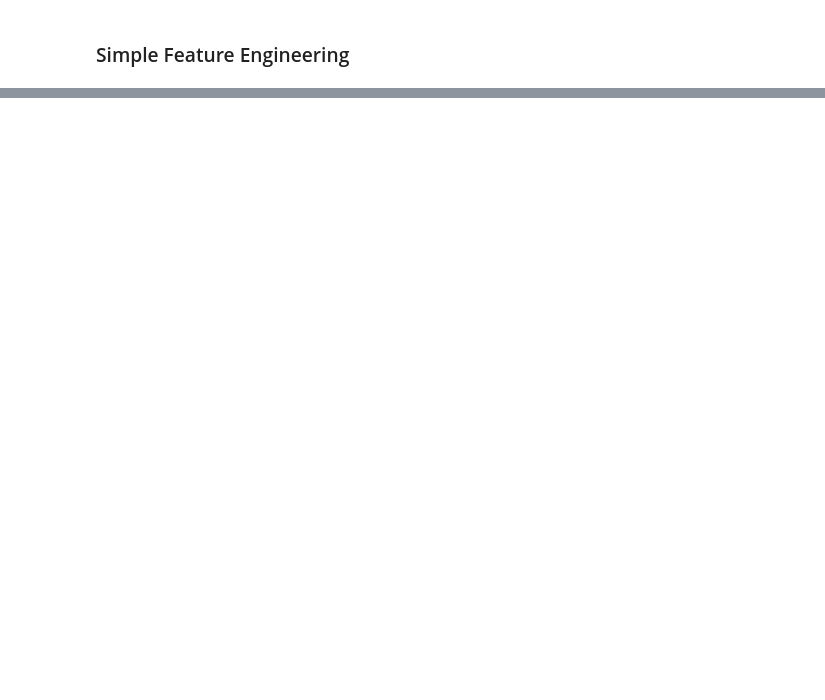
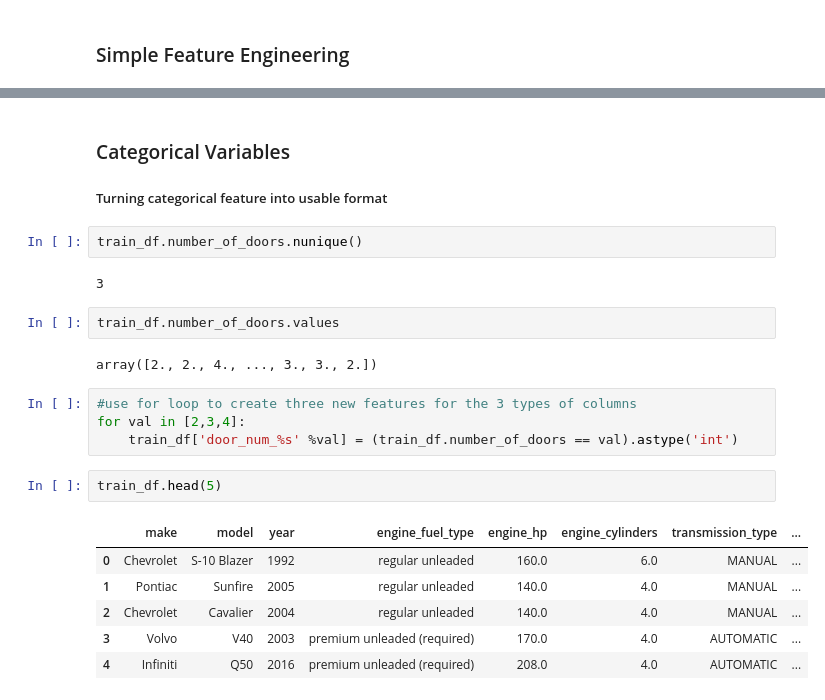
Before and after one commit to sam47-asfaw/ml_zoomcamp, a Jupyter notebook: 02-regression/car_price_lecture.ipynb, the cells around one changed output, grey strips where cells are left out. Drawn from its saved outputs; the diff is of its cells as text; blank space fills up the shorter version.

```diff
--- a/02-regression/car_price_lecture.ipynb
+++ b/02-regression/car_price_lecture.ipynb
@@ -576,0 +629,24 @@ rmse(y_val_df, y_pred)
+# %% [markdown]
+### Categorical Variables
+##### Turning categorical feature into usable format
+# %%
+train_df.number_of_doors.nunique()
+# %% [output]
+3
+# %%
+train_df.number_of_doors.values
+# %% [output]
+array([2., 2., 4., ..., 3., 3., 2.])
+# %%
+#use for loop to create three new features for the 3 types of columns
+for val in [2,3,4]:
+    train_df['door_num_%s' %val] = (train_df.number_of_doors == val).astype('int')
+# %%
+train_df.head(5)
+# %% [output]
+|  | make | model | year | engine_fuel_type | engine_hp | engine_cylinders | transmission_type | ... |
+| 0 | Chevrolet | S-10 Blazer | 1992 | regular unleaded | 160.0 | 6.0 | MANUAL | ... |
+| 1 | Pontiac | Sunfire | 2005 | regular unleaded | 140.0 | 4.0 | MANUAL | ... |
+| 2 | Chevrolet | Cavalier | 2004 | regular unleaded | 140.0 | 4.0 | MANUAL | ... |
+| 3 | Volvo | V40 | 2003 | premium unleaded (required) | 170.0 | 4.0 | AUTOMATIC | ... |
+| 4 | Infiniti | Q50 | 2016 | premium unleaded (required) | 208.0 | 4.0 | AUTOMATIC | ... |
```
Also changed, not shown: parts of 36 cells of this notebook, 1 other file.
